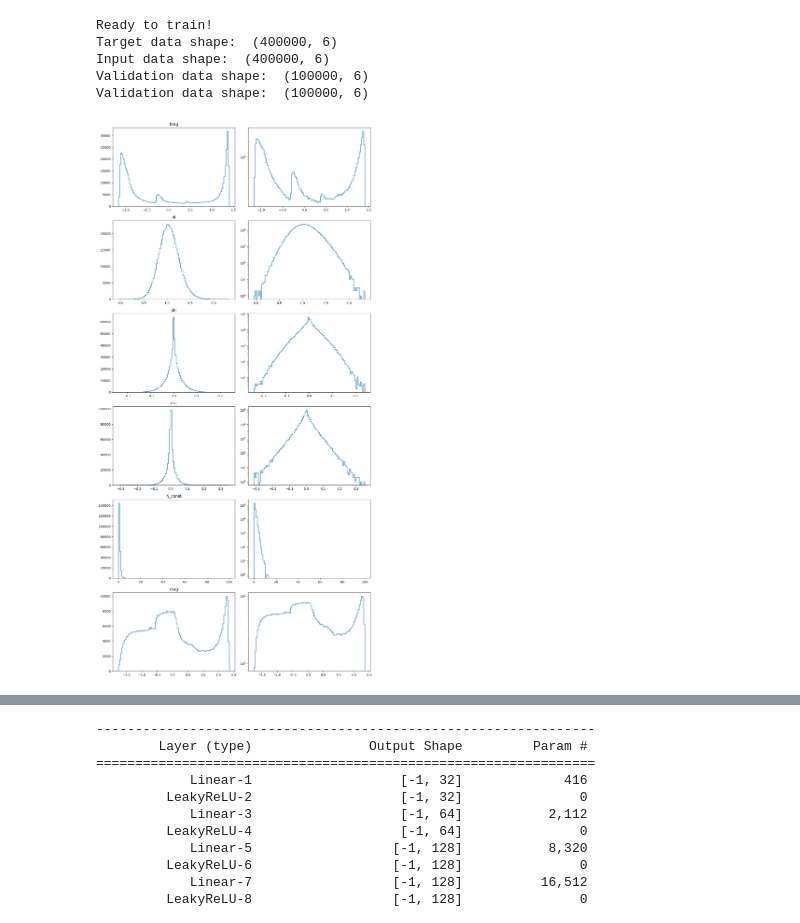
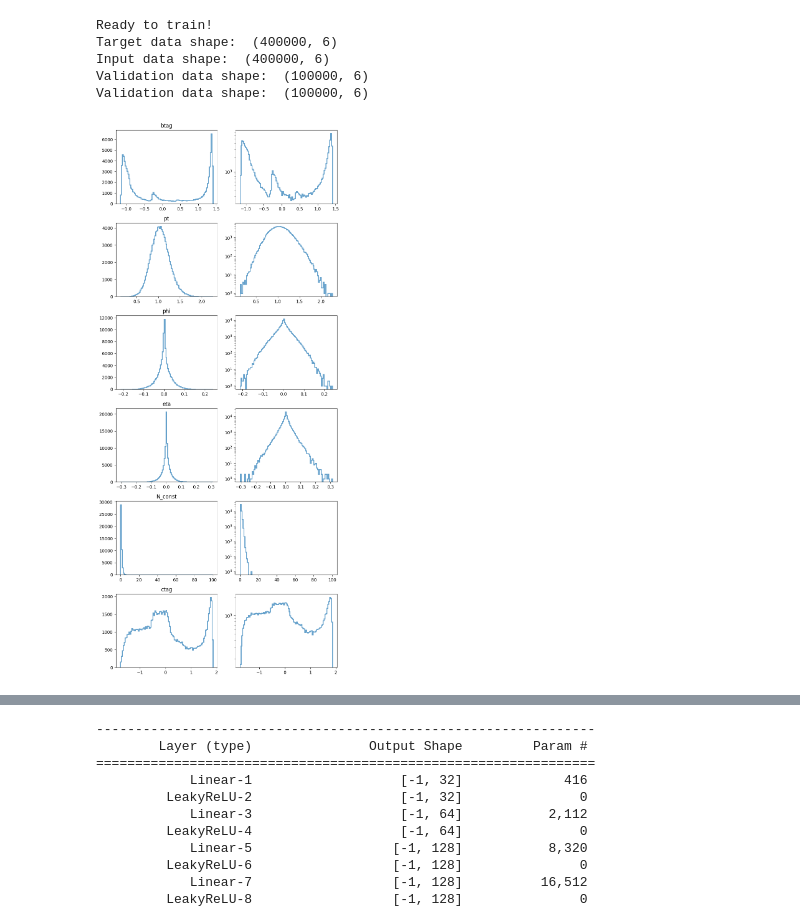
Before and after one commit to francesco-vaselli/iCSC-exercise, a Jupyter notebook: exercise.ipynb, the cells around one changed output, grey strips where cells are left out. Cells and saved outputs as stored; diff of their text form; code cells hidden in the pictures.

```diff
--- a/exercise.ipynb
+++ b/exercise.ipynb
@@ -136,55 +136,65 @@ class Preprocessor():
         self.gen_scaler = StandardScaler()
 
     def transform(self, reco, gen):
+        wreco = np.copy(reco)
+        wgen = np.copy(gen)
         # smear N_const
-        reco[:, 4] = reco[:, 4] + np.random.uniform(-0.5, 0.5, len(reco))
+        wreco[:, 4] = wreco[:, 4] + np.random.uniform(-0.5, 0.5, len(wreco))
         # pt ratio
-        reco[:, 1] = reco[:, 1] / gen[:, 0]
+        wreco[:, 1] = wreco[:, 1] / wgen[:, 0]
         # eta difference
-        reco[:, 3] = reco[:, 3] - gen[:, 1]
+        wreco[:, 3] = wreco[:, 3] - wgen[:, 1]
         # phi difference
-        reco[:, 2] = reco[:, 2] - gen[:, 2]
+        wreco[:, 2] = wreco[:, 2] - wgen[:, 2]
 
         # standard scale the rest
-        reco[:, [0, 4, 5]] = self.reco_scaler.fit_transform(reco[:, [0, 4, 5]])
-        gen[:, [0, 1, 2, 3]] = self.gen_scaler.fit_transform(gen[:, [0, 1, 2, 3]])
+        wreco[:, [0, 4, 5]] = self.reco_scaler.fit_transform(wreco[:, [0, 4, 5]])
+        wgen[:, [0, 1, 2, 3]] = self.gen_scaler.fit_transform(wgen[:, [0, 1, 2, 3]])
 
 
 
-        return reco, gen
+        return wreco, wgen
 
     def invert(self, reco, gen):
 
+        wreco = np.copy(reco)
+        wgen = np.copy(gen)
 
         # invert standard scaling
-        reco[:, [0, 4, 5]] = self.reco_scaler.inverse_transform(reco[:, [0, 4, 5]])
-        gen[:, [0, 1, 2, 3]] = self.gen_scaler.inverse_transform(gen[:, [0, 1, 2, 3]])
+        wreco[:, [0, 4, 5]] = self.reco_scaler.inverse_transform(wreco[:, [0, 4, 5]])
+        wgen[:, [0, 1, 2, 3]] = self.gen_scaler.inverse_transform(wgen[:, [0, 1, 2, 3]])
 
         # invert pt ratio
-        reco[:, 1] = reco[:, 1] * gen[:, 0]
+        wreco[:, 1] = wreco[:, 1] * wgen[:, 0]
         # invert eta difference
-        reco[:, 3] = reco[:, 3] + gen[:, 1]
+        wreco[:, 3] = wreco[:, 3] + wgen[:, 1]
         # invert phi difference
-        reco[:, 2] = reco[:, 2] + gen[:, 2]
+        wreco[:, 2] = wreco[:, 2] + wgen[:, 2]
 
         # invert N_const smearing
-        reco[:, 4] = np.rint(reco[:, 4])
+        wreco[:, 4] = np.rint(wreco[:, 4])
 
-        return reco, gen
+        return wreco, wgen
 
 
 preprocessor = Preprocessor()
-reco_data, gen_data = preprocessor.transform(reco_data, gen_data)
+reco_data_transf, gen_data_transf = preprocessor.transform(reco_data, gen_data)
 
 # split the data into training and validation
 from sklearn.model_selection import train_test_split
 
-reco_train, reco_val, gen_train, gen_val = train_test_split(reco_data, gen_data, test_size=0.2)
+reco_train, reco_val, gen_train, gen_val = train_test_split(reco_data_transf, gen_data_transf, test_size=0.2)
 print("Ready to train!")
 print("Target data shape: ", reco_train.shape)
 print("Input data shape: ", gen_train.shape)
 print("Validation data shape: ", reco_val.shape)
 print("Validation data shape: ", gen_val.shape)
+
+# move to torch
+reco_train_torch = torch.tensor(reco_train, dtype=torch.float32).to(device)
+gen_train_torch = torch.tensor(gen_train, dtype=torch.float32).to(device)
+reco_val_torch = torch.tensor(reco_val, dtype=torch.float32).to(device)
+gen_val_torch = torch.tensor(gen_val, dtype=torch.float32).to(device)
 # %% [output]
 Ready to train!
 Target data shape:  (400000, 6)
@@ -193,9 +203,9 @@ Validation data shape:  (100000, 6)
 Validation data shape:  (100000, 6)
 # %%
 # plot the transformed data
-plot_1dhistos(reco_data, reco_features)
+plot_1dhistos(reco_val, reco_features)
 # %% [output]
-[figure, old version]
+[figure, new version]
 # %%
 # now postprocess the data and plot it
 reco_val_post, gen_val_post = preprocessor.invert(reco_val, gen_val)
```
Also changed, not shown: parts of 28 cells of this notebook, 1 other file.
